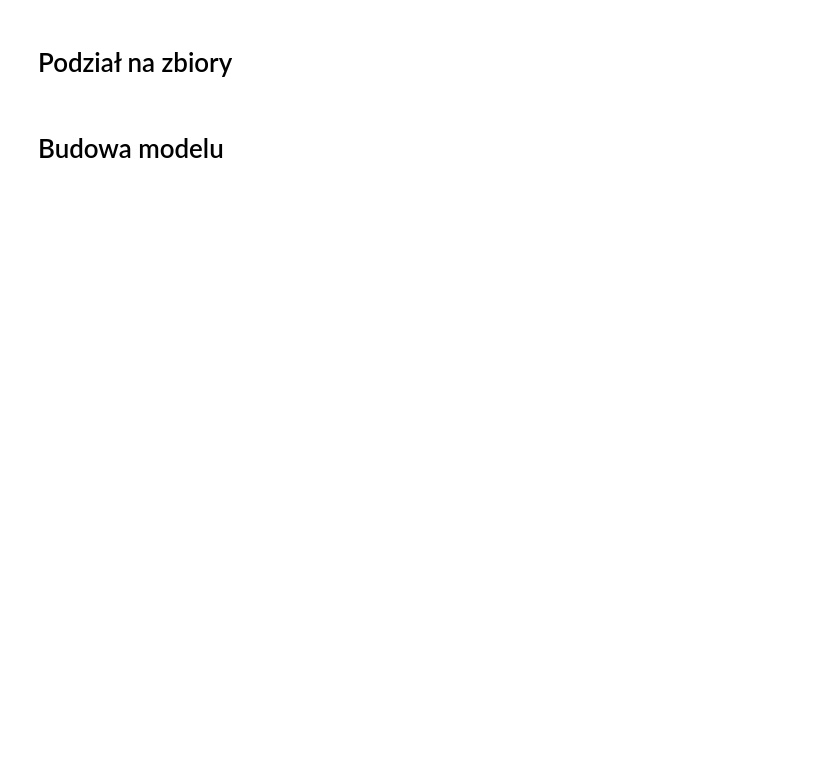
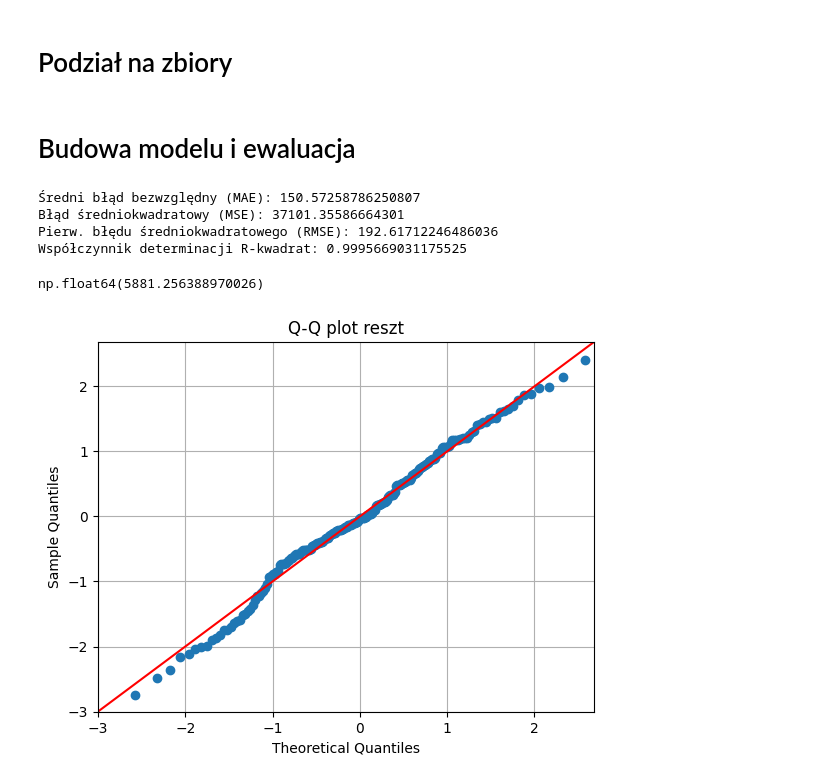
Before and after one commit to JedWojtowicz/MAD_SWPS_Jedrzej_Wojtowicz_3, a Jupyter notebook: MAD_JW_Projekt.ipynb, the cells around one changed output. Cells and saved outputs as stored; diff of their text form; code cells hidden in the pictures; blank space fills up the shorter version.

```diff
--- a/MAD_JW_Projekt.ipynb
+++ b/MAD_JW_Projekt.ipynb
@@ -281,4 +323,35 @@ dtype: float64
 # %% [markdown]
 # Podział na zbiory
+# %%
+X_train, X_test, y_train, y_test = train_test_split(X, y, test_size=0.20, random_state=0)
 # %% [markdown]
-# Budowa modelu
+# Budowa modelu i ewaluacja
+# %%
+lin_reg = LinearRegression()
+lin_reg.fit(X_train, y_train)
+predictions = lin_reg.predict(X_test)
+# %%
+mae = mean_absolute_error(y_test, predictions)
+mse = mean_squared_error(y_test, predictions)
+rmse = np.sqrt(mean_squared_error(y_test, predictions))
+print('Średni błąd bezwzględny (MAE):', mae)
+print("Błąd średniokwadratowy (MSE):", mse)
+print("Pierw. błędu średniokwadratowego (RMSE):", rmse)
+print("Współczynnik determinacji R-kwadrat:", r2_score(y_test, predictions))
+# %% [output]
+Średni błąd bezwzględny (MAE): 150.57258786250807
+Błąd średniokwadratowy (MSE): 37101.35586664301
+Pierw. błędu średniokwadratowego (RMSE): 192.61712246486036
+Współczynnik determinacji R-kwadrat: 0.9995669031175525
+# %%
+laptop["Price"].mean() * 0.30
+# %% [output]
+np.float64(5881.256388970026)
+# %%
+residuals = y_test - predictions
+sm.qqplot(residuals, line='45', fit=True)
+plt.title("Q-Q plot reszt")
+plt.grid(True)
+plt.show()
+# %% [output]
+[figure, added]
```
Also changed, not shown: parts of 7 cells of this notebook.
